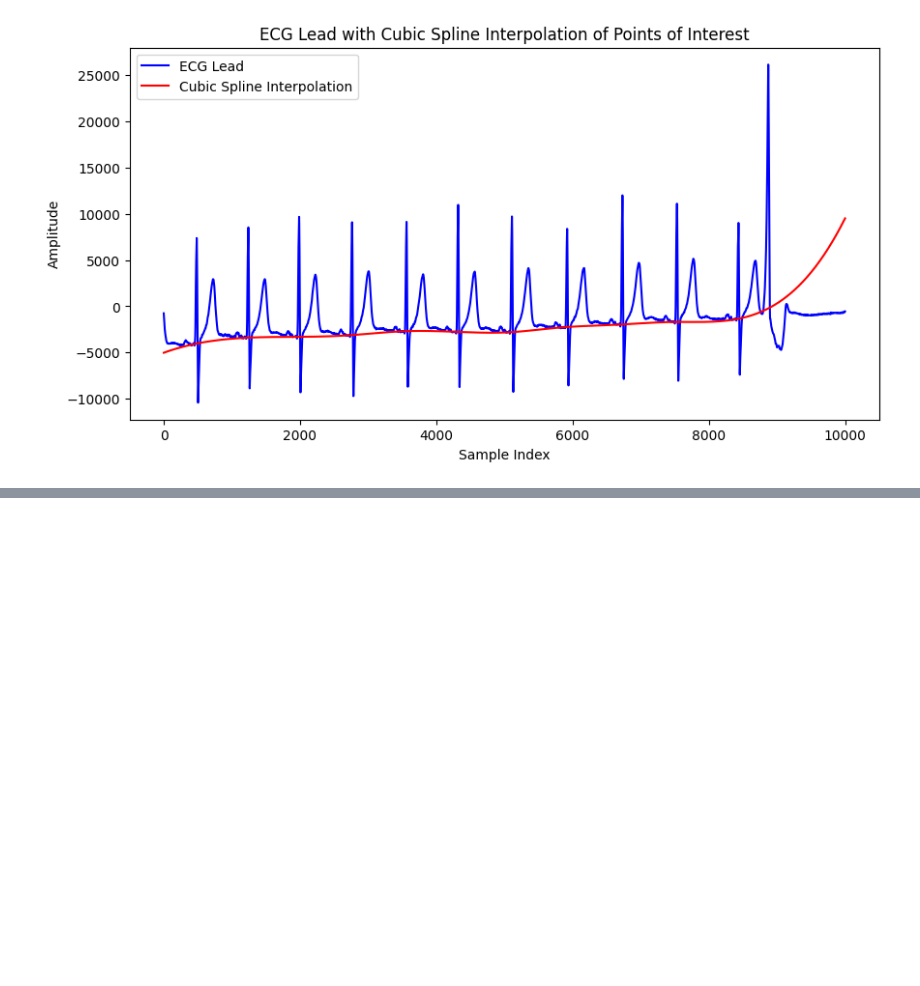
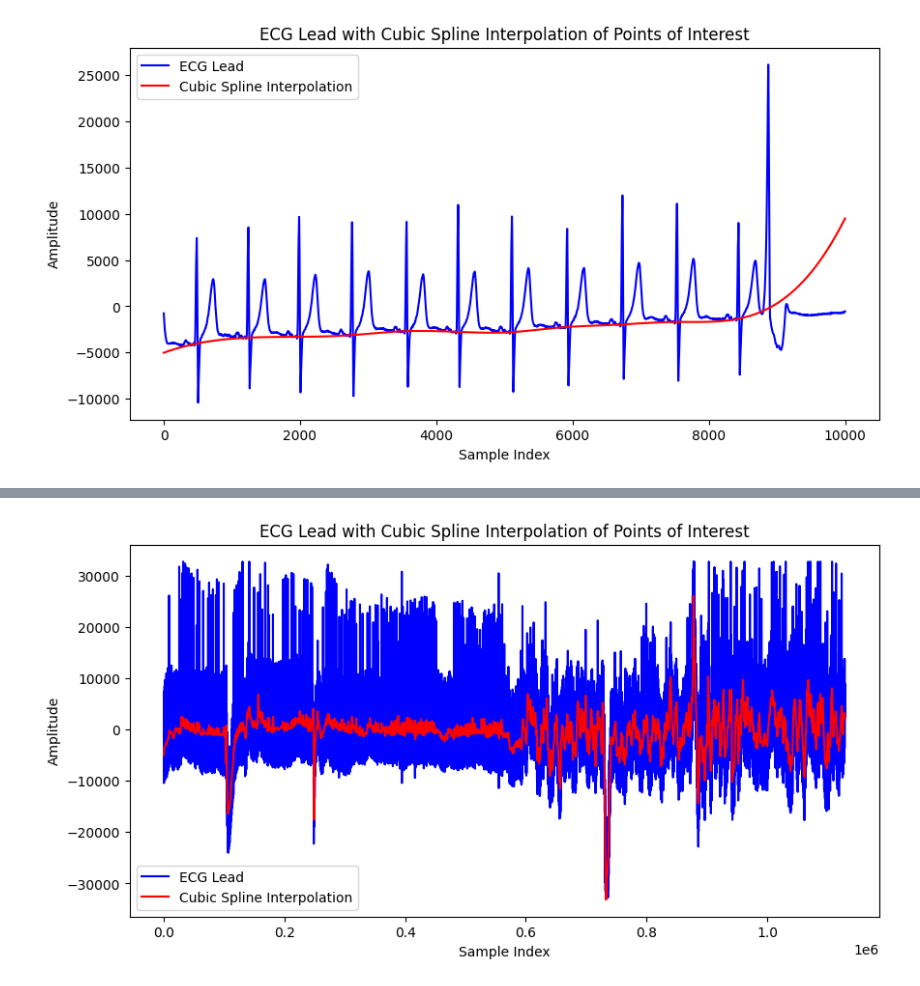
Before and after one commit to joacocibeira/PDS, a Jupyter notebook: tp_10/tp_10.ipynb, the cells around one changed output, grey strips where cells are left out. Cells and saved outputs as stored; diff of their text form; code cells hidden in the pictures; blank space fills up the shorter version.

```diff
--- a/tp_10/tp_10.ipynb
+++ b/tp_10/tp_10.ipynb
@@ -92,2 +147,22 @@ plt.show()
+# %%
+amplitudes_of_interest = ecg_one_lead[puntos_de_interes]
+cs = spi.CubicSpline(puntos_de_interes, amplitudes_of_interest)
+
+N = len(ecg_one_lead)
+
+x = np.linspace(0, N -1, N)
+noise_interpolated = cs(x)
+
+plt.figure(figsize=(10, 5))
+plt.plot(ecg_one_lead, label="ECG Lead", color="blue")
+plt.plot(x, noise_interpolated, label="Cubic Spline Interpolation", color="red")
+#plt.scatter(puntos_de_interes, amplitudes_of_interest, color="green", label="Points of Interest", zorder=5, marker='x')
+plt.legend()
+plt.xlabel("Sample Index")
+plt.ylabel("Amplitude")
+plt.title("ECG Lead with Cubic Spline Interpolation of Points of Interest")
+plt.show()
+# %% [output]
+[figure, added]
 # %%
 filtered_signal = ecg_one_lead - noise_interpolated
```
Also changed, not shown: parts of 20 cells of this notebook.
